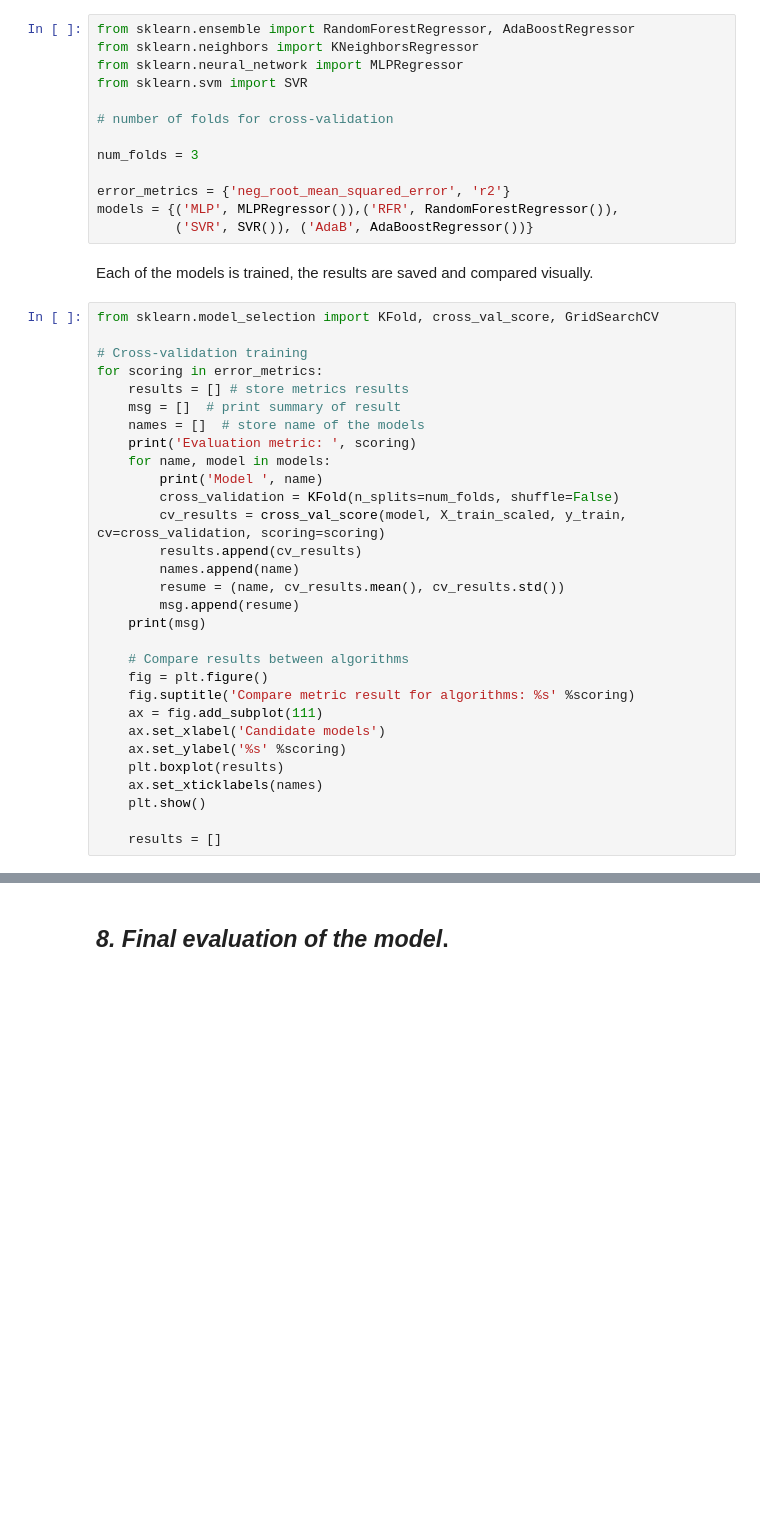
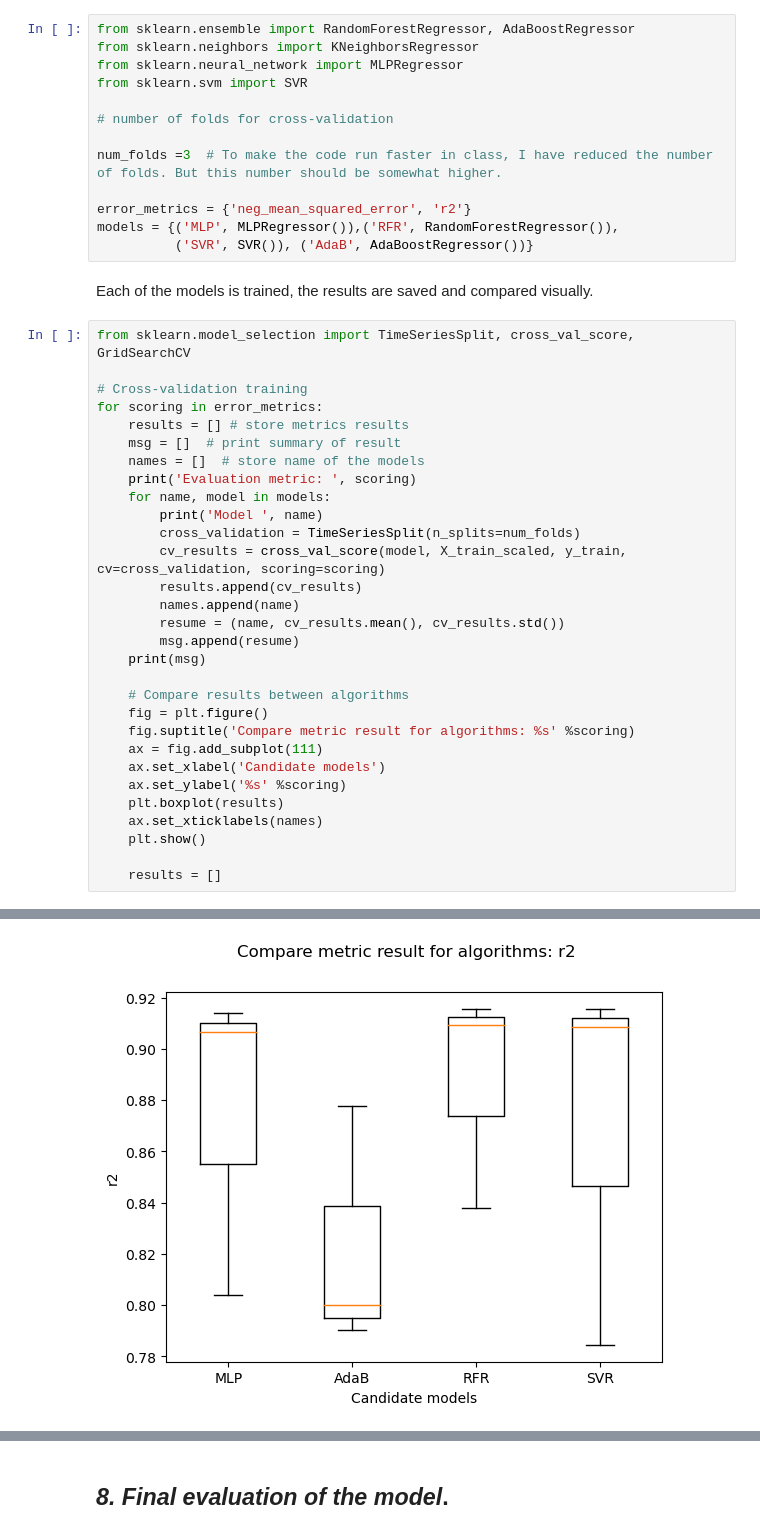
Before and after one commit to sbarja/datascience_upc_2526, a Jupyter notebook: 04_SL_Regression_PV.ipynb, the cells around one changed output, grey strips where cells are left out. Saved outputs shown, nothing was run; the diff lists cells and outputs as text; blank space fills up the shorter version.

```diff
--- a/04_SL_Regression_PV.ipynb
+++ b/04_SL_Regression_PV.ipynb
@@ -229,15 +428,15 @@ from sklearn.svm import SVR
 
 # number of folds for cross-validation
 
-num_folds = 3
+num_folds =3  # To make the code run faster in class, I have reduced the number of folds. But this number should be somewhat higher.
 
-error_metrics = {'neg_root_mean_squared_error', 'r2'}
+error_metrics = {'neg_mean_squared_error', 'r2'}
 models = {('MLP', MLPRegressor()),('RFR', RandomForestRegressor()),
           ('SVR', SVR()), ('AdaB', AdaBoostRegressor())}
 # %% [markdown]
 Each of the models is trained, the results are saved and compared visually.
 # %%
-from sklearn.model_selection import KFold, cross_val_score, GridSearchCV
+from sklearn.model_selection import TimeSeriesSplit, cross_val_score, GridSearchCV
 
 # Cross-validation training
 for scoring in error_metrics:
@@ -247,7 +446,7 @@ for scoring in error_metrics:
     print('Evaluation metric: ', scoring)
     for name, model in models:
         print('Model ', name)
-        cross_validation = KFold(n_splits=num_folds, shuffle=False)
+        cross_validation = TimeSeriesSplit(n_splits=num_folds)
         cv_results = cross_val_score(model, X_train_scaled, y_train, cv=cross_validation, scoring=scoring)
         results.append(cv_results)
         names.append(name)
@@ -266,3 +465,4 @@ for scoring in error_metrics:
     plt.show()
 
     results = []
+# %% [output]
@@ -268,0 +482 @@ for scoring in error_metrics:
+[figure, added]
```
Also changed, not shown: parts of 33 cells of this notebook, 1 other file.
